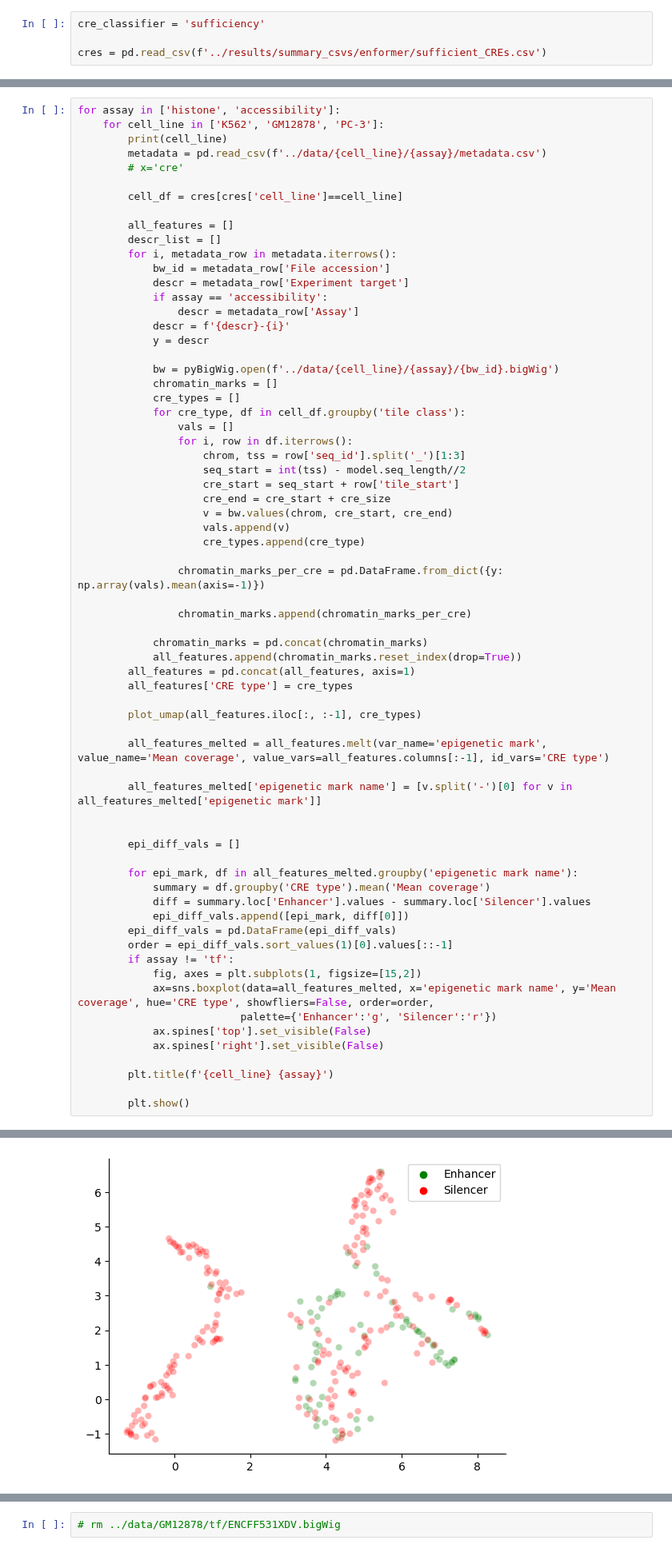
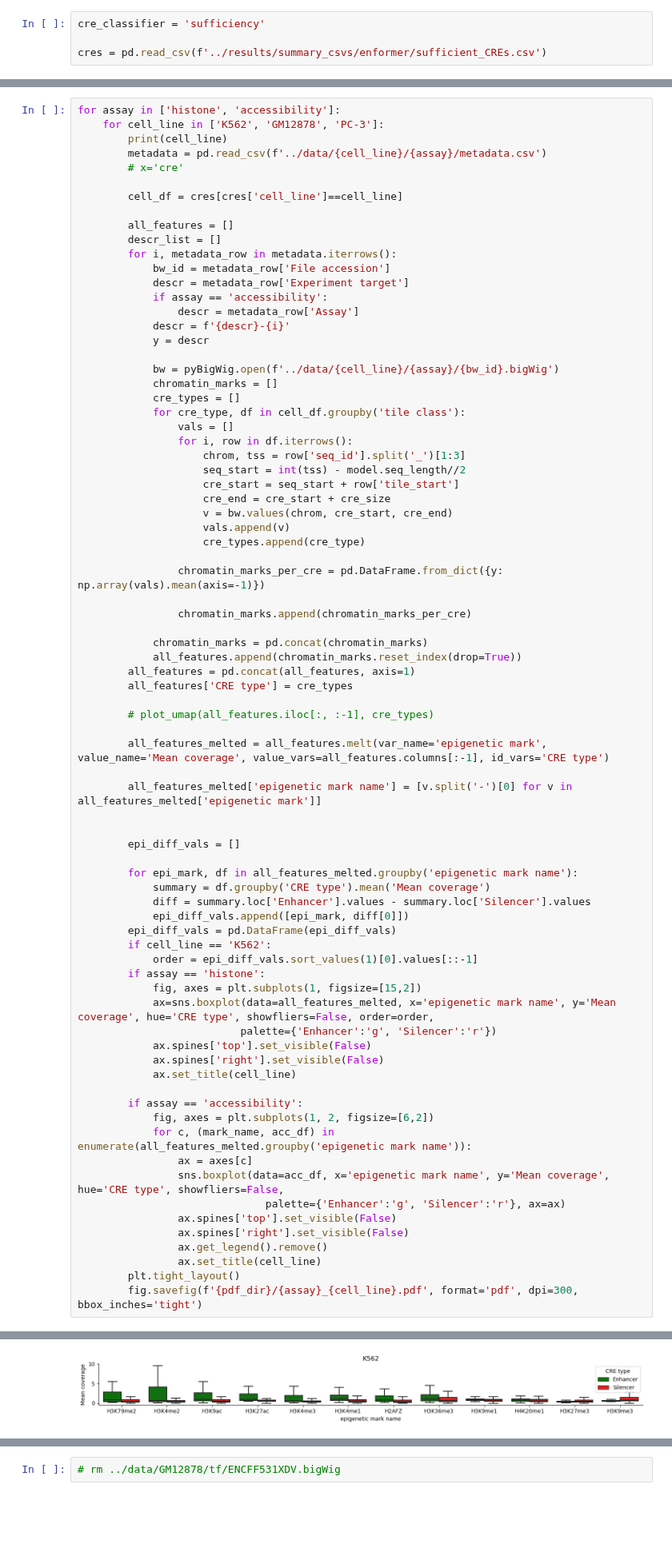
Before and after one commit to p-koo/creme-nn, a Jupyter notebook: figures/biochemistry.ipynb, the cells around one changed output, grey strips where cells are left out. Shown at 80% size. Cells and saved outputs as stored; diff of their text form; blank space fills up the shorter version.

```diff
--- a/figures/biochemistry.ipynb
+++ b/figures/biochemistry.ipynb
@@ -117,7 +119,7 @@ for assay in ['histone', 'accessibility']:
         all_features = pd.concat(all_features, axis=1)
         all_features['CRE type'] = cre_types
 
-        plot_umap(all_features.iloc[:, :-1], cre_types)
+        # plot_umap(all_features.iloc[:, :-1], cre_types)
 
         all_features_melted = all_features.melt(var_name='epigenetic mark', value_name='Mean coverage', value_vars=all_features.columns[:-1], id_vars='CRE type')
 
@@ -131,16 +133,27 @@ for assay in ['histone', 'accessibility']:
             diff = summary.loc['Enhancer'].values - summary.loc['Silencer'].values
             epi_diff_vals.append([epi_mark, diff[0]])
         epi_diff_vals = pd.DataFrame(epi_diff_vals)
-        order = epi_diff_vals.sort_values(1)[0].values[::-1]
-        if assay != 'tf':
+        if cell_line == 'K562':
+            order = epi_diff_vals.sort_values(1)[0].values[::-1]
+        if assay == 'histone':
             fig, axes = plt.subplots(1, figsize=[15,2])
             ax=sns.boxplot(data=all_features_melted, x='epigenetic mark name', y='Mean coverage', hue='CRE type', showfliers=False, order=order,
                           palette={'Enhancer':'g', 'Silencer':'r'})
             ax.spines['top'].set_visible(False)
             ax.spines['right'].set_visible(False)
+            ax.set_title(cell_line)
 
-        plt.title(f'{cell_line} {assay}')
-
-        plt.show()
+        if assay == 'accessibility':
+            fig, axes = plt.subplots(1, 2, figsize=[6,2])
+            for c, (mark_name, acc_df) in enumerate(all_features_melted.groupby('epigenetic mark name')):
+                ax = axes[c]
+                sns.boxplot(data=acc_df, x='epigenetic mark name', y='Mean coverage', hue='CRE type', showfliers=False,
+                              palette={'Enhancer':'g', 'Silencer':'r'}, ax=ax)
+                ax.spines['top'].set_visible(False)
+                ax.spines['right'].set_visible(False)
+                ax.get_legend().remove()
+                ax.set_title(cell_line)
+        plt.tight_layout()
+        fig.savefig(f'{pdf_dir}/{assay}_{cell_line}.pdf', format='pdf', dpi=300, bbox_inches='tight')
 # %% [output]
 K562
@@ -147 +165 @@ K562
-[figure, old version]
+[figure, new version]
```
Also changed, not shown: parts of 11 cells of this notebook, 7 other files.
